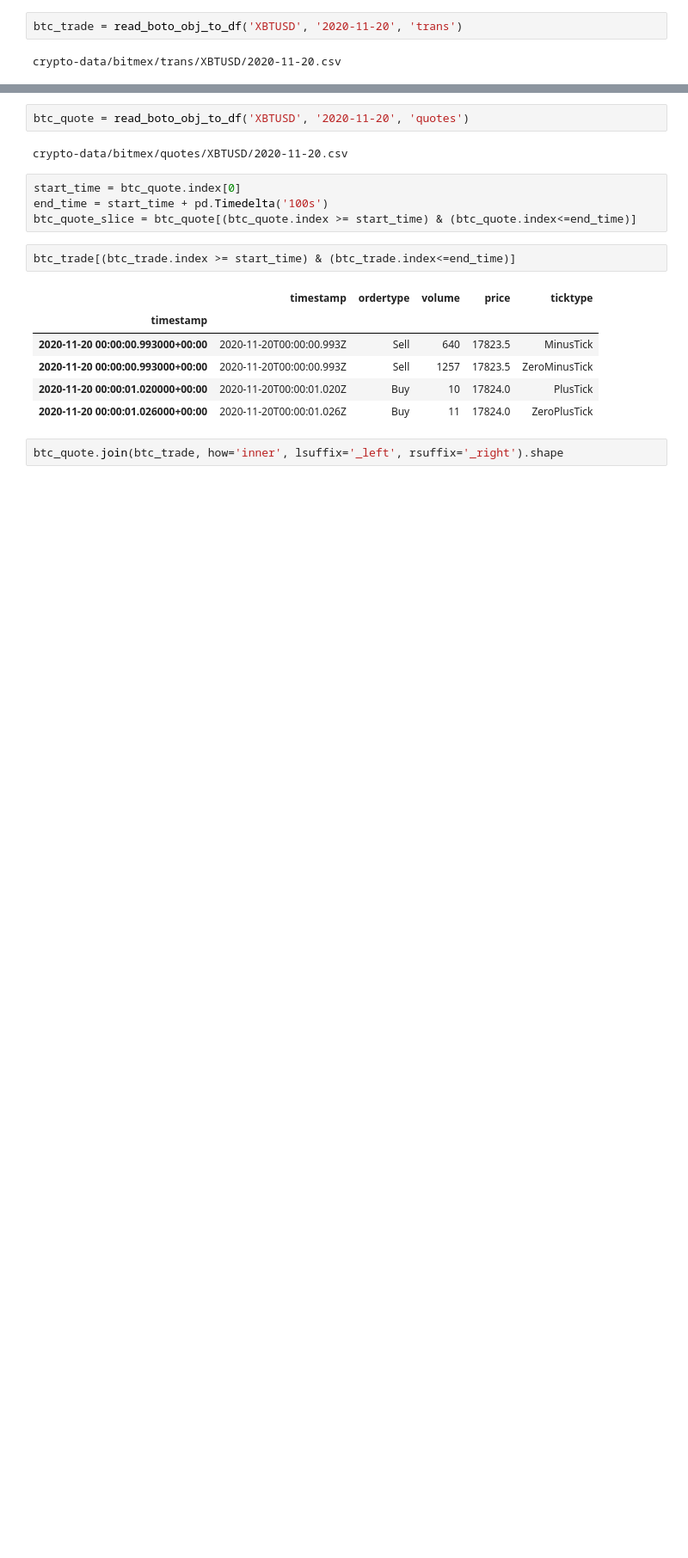
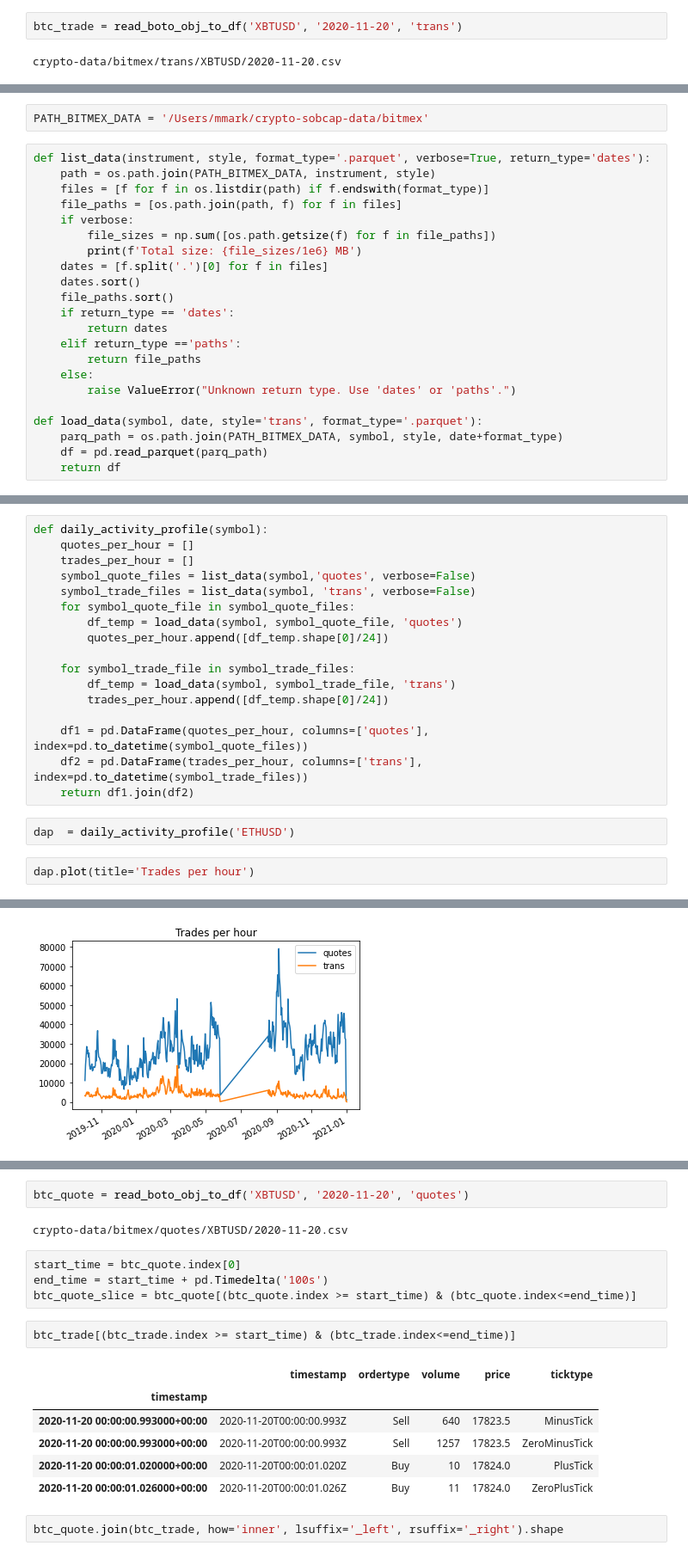
Before and after one commit to majkee15/s3quotes-trades-parsing, a Jupyter notebook: s3quotes-trade-parsing/download_data.ipynb, the cells around one changed output, grey strips where cells are left out. Shown at 86% size. Saved outputs shown, nothing was run; the diff lists cells and outputs as text; blank space fills up the shorter version.

```diff
--- a/s3quotes-trade-parsing/download_data.ipynb
+++ b/s3quotes-trade-parsing/download_data.ipynb
@@ -71,0 +266,24 @@ crypto-data/bitmex/trans/XBTUSD/2020-11-20.csv
+# %%
+PATH_BITMEX_DATA = '/Users/mmark/crypto-sobcap-data/bitmex'
+# %%
+def list_data(instrument, style, format_type='.parquet', verbose=True, return_type='dates'):
+    path = os.path.join(PATH_BITMEX_DATA, instrument, style)
+    files = [f for f in os.listdir(path) if f.endswith(format_type)]
+    file_paths = [os.path.join(path, f) for f in files]
+    if verbose:
+        file_sizes = np.sum([os.path.getsize(f) for f in file_paths])
+        print(f'Total size: {file_sizes/1e6} MB')
+    dates = [f.split('.')[0] for f in files]
+    dates.sort()
+    file_paths.sort()
+    if return_type == 'dates':
+        return dates
+    elif return_type =='paths':
+        return file_paths
+    else:
+        raise ValueError("Unknown return type. Use 'dates' or 'paths'.")
+
+def load_data(symbol, date, style='trans', format_type='.parquet'):
+    parq_path = os.path.join(PATH_BITMEX_DATA, symbol, style, date+format_type)
+    df = pd.read_parquet(parq_path)
+    return df
@@ -71,0 +296,22 @@ crypto-data/bitmex/trans/XBTUSD/2020-11-20.csv
+# %%
+def daily_activity_profile(symbol):
+    quotes_per_hour = []
+    trades_per_hour = []
+    symbol_quote_files = list_data(symbol,'quotes', verbose=False)
+    symbol_trade_files = list_data(symbol, 'trans', verbose=False)
+    for symbol_quote_file in symbol_quote_files:
+        df_temp = load_data(symbol, symbol_quote_file, 'quotes')
+        quotes_per_hour.append([df_temp.shape[0]/24])
+
+    for symbol_trade_file in symbol_trade_files:
+        df_temp = load_data(symbol, symbol_trade_file, 'trans')
+        trades_per_hour.append([df_temp.shape[0]/24])
+
+    df1 = pd.DataFrame(quotes_per_hour, columns=['quotes'], index=pd.to_datetime(symbol_quote_files))
+    df2 = pd.DataFrame(trades_per_hour, columns=['trans'], index=pd.to_datetime(symbol_trade_files))
+    return df1.join(df2)
+# %%
+dap  = daily_activity_profile('ETHUSD')
+# %%
+dap.plot(title='Trades per hour')
+# %% [output]
@@ -71,0 +319 @@ crypto-data/bitmex/trans/XBTUSD/2020-11-20.csv
+[figure, added]
```
Also changed, not shown: parts of 78 cells of this notebook, 11 other files.
